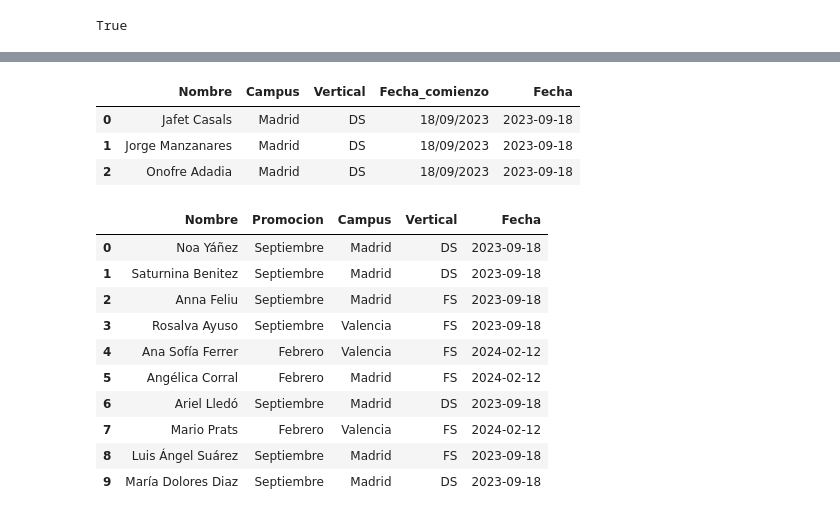
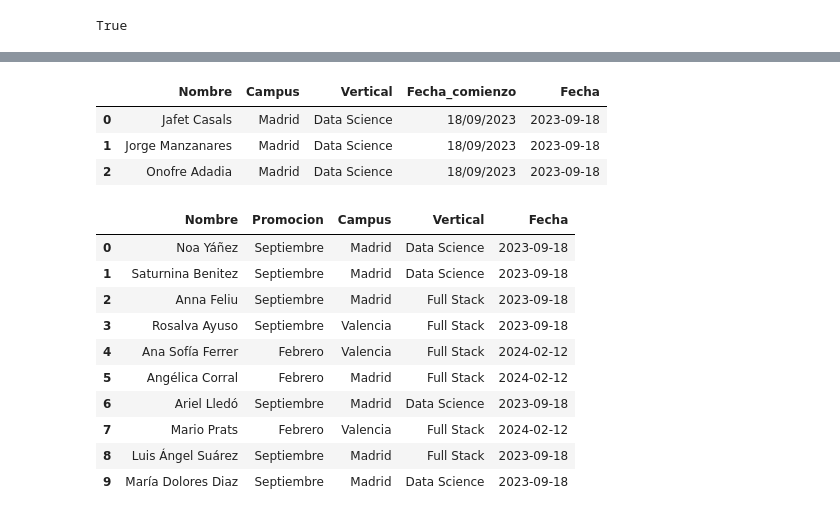
Before and after one commit to bgranda/Proyecto-SQL, a Jupyter notebook: src/chuleta.ipynb, the cells around one changed output, grey strips where cells are left out. Drawn from its saved outputs; the diff is of its cells as text; code cells hidden in the pictures.

```diff
--- a/src/chuleta.ipynb
+++ b/src/chuleta.ipynb
@@ -54,6 +27,9 @@ clase_3 = pd.read_csv("../data/clase_3.csv", sep=";")
 clase_4 = pd.read_csv("../data/clase_4.csv", sep=";")
 claustro = pd.read_csv("../data/claustro.csv", sep=";")
 # %%
+# nombres completos de las verticales (decisión de diseño)
+nombres_vertical = {"DS": "Data Science", "FS": "Full Stack"}
+
 # anadimos la vertical de cada clase
 clase_1["Vertical"] = "DS"
 clase_2["Vertical"] = "DS"
@@ -62,6 +38,7 @@ clase_4["Vertical"] = "FS"
 # %%
 #unimos todas las tablas de clase en una sola
 alumnos = pd.concat([clase_1, clase_2, clase_3, clase_4], ignore_index=True)
+alumnos["Vertical"] = alumnos["Vertical"].map(nombres_vertical)
 alumnos
 # %% [output]
 |  | Nombre | Email | Promoción | Fecha_comienzo | Campus | Proyecto_HLF | Proyecto_EDA | Proyecto_BBDD | ... |
@@ -87,27 +64,39 @@ alumnos["Fecha"] = pd.to_datetime(alumnos["Fecha_comienzo"], format="%d/%m/%Y").
 alumnos[["Nombre", "Campus", "Vertical", "Fecha_comienzo", "Fecha"]].head(3)
 # %% [output]
 |  | Nombre | Campus | Vertical | Fecha_comienzo | Fecha |
-| 0 | Jafet Casals | Madrid | DS | 18/09/2023 | 2023-09-18 |
-| 1 | Jorge Manzanares | Madrid | DS | 18/09/2023 | 2023-09-18 |
-| 2 | Onofre Adadia | Madrid | DS | 18/09/2023 | 2023-09-18 |
+| 0 | Jafet Casals | Madrid | Data Science | 18/09/2023 | 2023-09-18 |
+| 1 | Jorge Manzanares | Madrid | Data Science | 18/09/2023 | 2023-09-18 |
+| 2 | Onofre Adadia | Madrid | Data Science | 18/09/2023 | 2023-09-18 |
 # %%
-#esto para asignarle fechas a los profesores
+# esto para asignarle fechas a los profesores
+claustro["Vertical"] = claustro["Vertical"].map(nombres_vertical)
+
 if "Fecha_comienzo" in claustro.columns:
     claustro["Fecha"] = pd.to_datetime(claustro["Fecha_comienzo"], format="%d/%m/%Y").dt.date
 else:
     fechas_conocidas = alumnos[["Promoción", "Fecha"]].drop_duplicates()
+
+    # si hay dos promociones con el mismo mes, no sabemos a cuál va cada profesor: paramos
+    meses_repetidos = fechas_conocidas[fechas_conocidas["Promoción"].duplicated(keep=False)]
+    if len(meses_repetidos) > 0:
+        print(meses_repetidos)
+        raise ValueError(
+            "Hay varias promociones con el mismo mes. "
+            "El claustro necesita una columna de fecha para saber a cuál va cada profesor."
+        )
+
     claustro = claustro.merge(fechas_conocidas, left_on="Promocion", right_on="Promoción", how="left")
 
 claustro[["Nombre", "Promocion", "Campus", "Vertical", "Fecha"]]
 # %% [output]
 |  | Nombre | Promocion | Campus | Vertical | Fecha |
-| 0 | Noa Yáñez | Septiembre | Madrid | DS | 2023-09-18 |
-| 1 | Saturnina Benitez | Septiembre | Madrid | DS | 2023-09-18 |
-| 2 | Anna Feliu | Septiembre | Madrid | FS | 2023-09-18 |
-| 3 | Rosalva Ayuso | Septiembre | Valencia | FS | 2023-09-18 |
-| 4 | Ana Sofía Ferrer | Febrero | Valencia | FS | 2024-02-12 |
-| 5 | Angélica Corral | Febrero | Madrid | FS | 2024-02-12 |
-| 6 | Ariel Lledó | Septiembre | Madrid | DS | 2023-09-18 |
-| 7 | Mario Prats | Febrero | Valencia | FS | 2024-02-12 |
-| 8 | Luis Ángel Suárez | Septiembre | Madrid | FS | 2023-09-18 |
-| 9 | María Dolores Diaz | Septiembre | Madrid | DS | 2023-09-18 |
+| 0 | Noa Yáñez | Septiembre | Madrid | Data Science | 2023-09-18 |
+| 1 | Saturnina Benitez | Septiembre | Madrid | Data Science | 2023-09-18 |
+| 2 | Anna Feliu | Septiembre | Madrid | Full Stack | 2023-09-18 |
+| 3 | Rosalva Ayuso | Septiembre | Valencia | Full Stack | 2023-09-18 |
+| 4 | Ana Sofía Ferrer | Febrero | Valencia | Full Stack | 2024-02-12 |
+| 5 | Angélica Corral | Febrero | Madrid | Full Stack | 2024-02-12 |
+| 6 | Ariel Lledó | Septiembre | Madrid | Data Science | 2023-09-18 |
+| 7 | Mario Prats | Febrero | Valencia | Full Stack | 2024-02-12 |
+| 8 | Luis Ángel Suárez | Septiembre | Madrid | Full Stack | 2023-09-18 |
+| 9 | María Dolores Diaz | Septiembre | Madrid | Data Science | 2023-09-18 |
```
Also changed, not shown: parts of 5 cells of this notebook, 3 other files.
